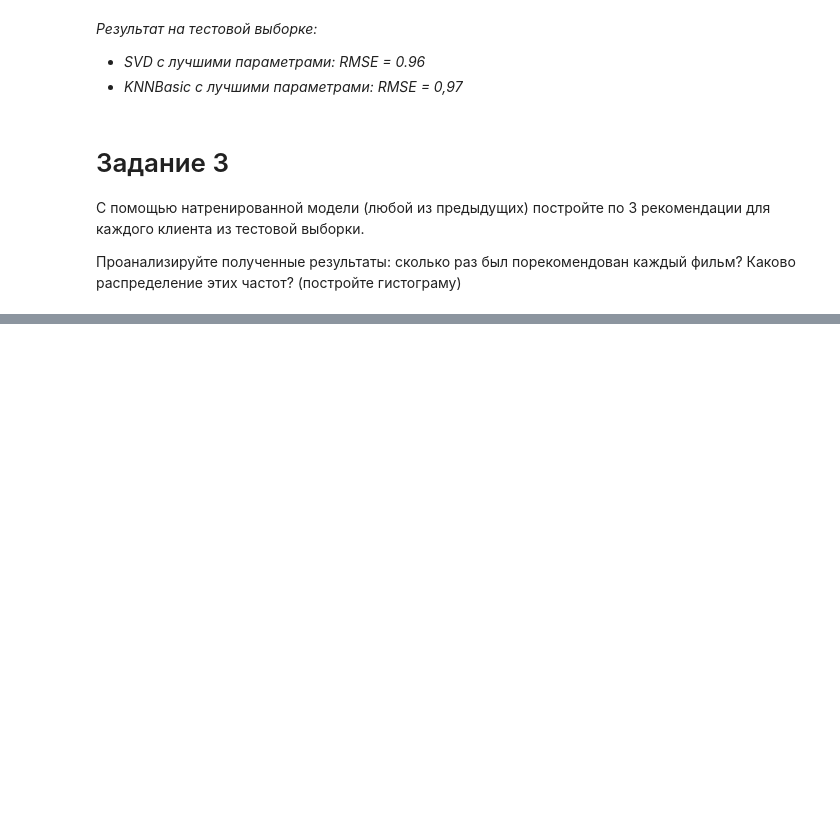
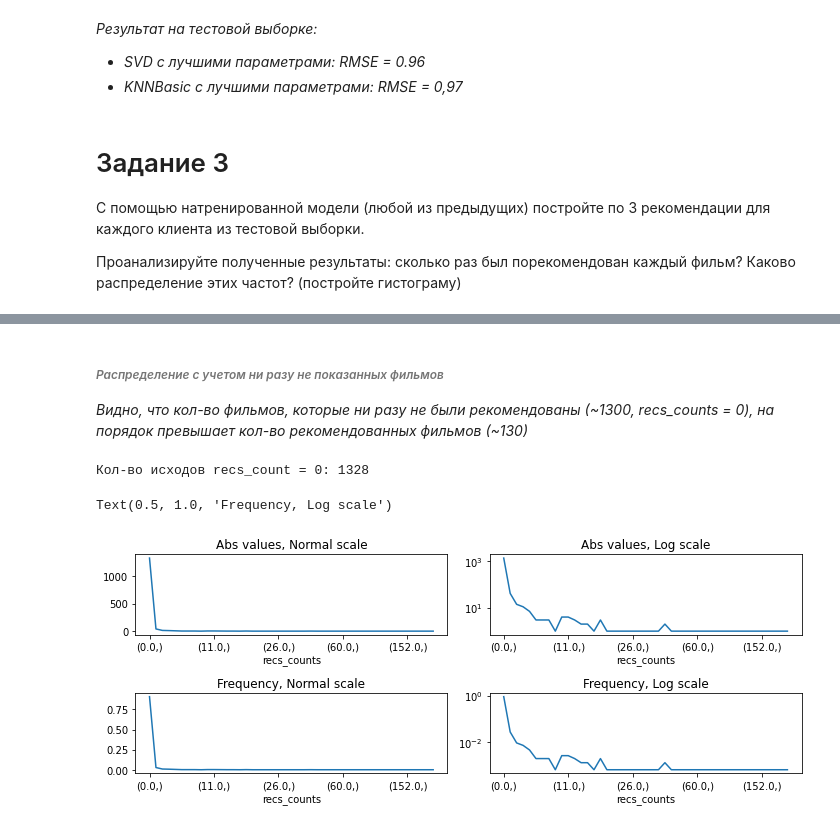
Before and after one commit to root-epifit/madmo-adv, a Jupyter notebook: hw3_movielens_my_solution.ipynb, the cells around one changed output, grey strips where cells are left out. Saved outputs shown, nothing was run; the diff lists cells and outputs as text; code cells hidden in the pictures; blank space fills up the shorter version.

```diff
--- a/hw3_movielens_my_solution.ipynb
+++ b/hw3_movielens_my_solution.ipynb
@@ -496,3 +573,53 @@ TypeError: ignored
+# %% [markdown]
+###### *Распределение с учетом ни разу не показанных фильмов*
+
+*Видно, что кол-во фильмов, которые ни разу не были рекомендованы (\~1300, recs_counts = 0), на порядок превышает кол-во рекомендованных фильмов (\~130)*
+# %%
+# Добавим в датафрейм записи с recs_count = 0 в кол-ве равном кол-ву ни разу не
+# рекомендованных фильмов
+#
+# total_recs_count_0 =  [Кол-во фильмов в датасете] - [Кол-во рекомандованных фильмов]
+
+total_recs_count_0 = df_testset['iid'].unique().size - dfr['iid'].unique().size
+print("")
+print(f"Кол-во исходов recs_count = 0: {total_recs_count_0}")
+
+# Добавляем
+df2 = df.append(
+    pd.Series(np.zeros(total_recs_count_0))\
+    .to_frame()\
+    .rename(columns = {0:'recs_counts'})
+    )
+
+# Распределение абс.велчин
+s = df2.value_counts().sort_index()
+
+# Распределение частов, частота = абс.велчин/total
+sf = df2.value_counts().sort_index()/(df2.value_counts().sum())
+
+# Визуализируем
+fig, axs = plt.subplots(nrows = 2, ncols = 2, figsize=(10,4), tight_layout = True)
+axs = axs.flatten()
+
+plt.title("распределение случайной величины recs_counts с учетом ни разу не показанных фильмов")
+
+s.plot(ax = axs[0])
+axs[0].set_title("Abs values, Normal scale")
+
+axs[1].set_yscale('log')
+s.plot(ax = axs[1])
+axs[1].set_title("Abs values, Log scale")
+
+sf.plot(ax = axs[2])
+axs[2].set_title("Frequency, Normal scale")
+
+axs[3].set_yscale('log')
+sf.plot(ax = axs[3])
+axs[3].set_title("Frequency, Log scale")
+# %% [output]
+Кол-во исходов recs_count = 0: 1328
+Text(0.5, 1.0, 'Frequency, Log scale')
+[figure, added]
 # %% [markdown]
 # Задание 4 * (Дополнительное)
 
```
Also changed, not shown: parts of 24 cells of this notebook.
